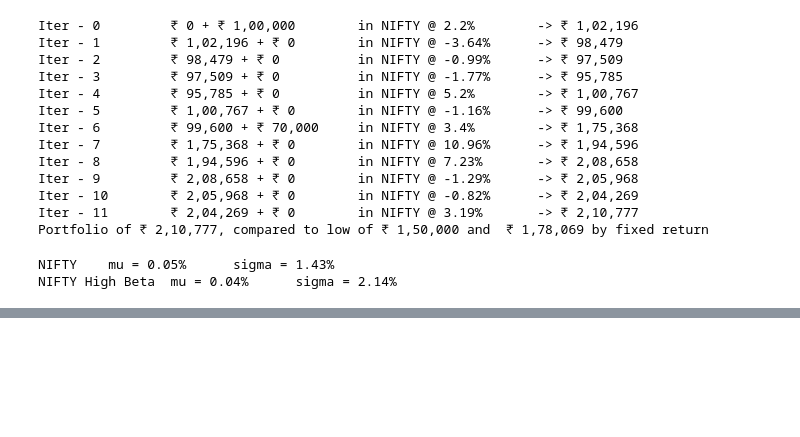
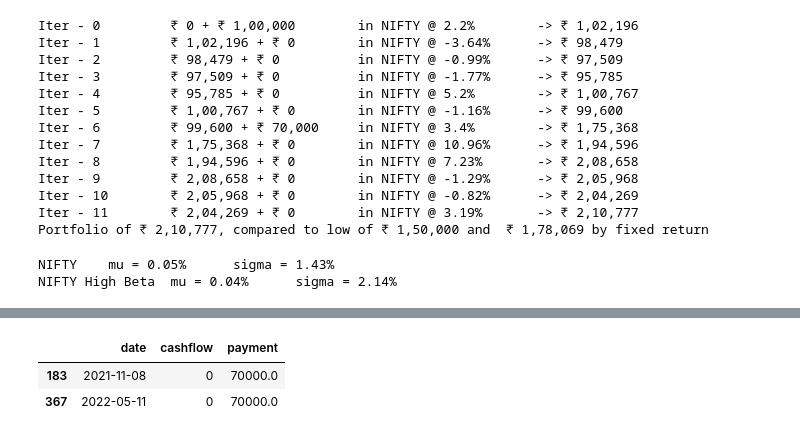
Before and after one commit to hiteshgulati/HG, a Jupyter notebook: alm.ipynb, the cells around one changed output, grey strips where cells are left out. Saved outputs shown, nothing was run; the diff lists cells and outputs as text; code cells hidden in the pictures; blank space fills up the shorter version.

```diff
--- a/alm.ipynb
+++ b/alm.ipynb
@@ -573,0 +615,6 @@ array([200.,   0.,   0., 100.,   0.,   0., 100.,   0.,   0., 100.,   0.,
+# %%
+cashflows[cashflows['payment']==70000]
+# %% [output]
+|  | date | cashflow | payment |
+| 183 | 2021-11-08 | 0 | 70000.0 |
+| 367 | 2022-05-11 | 0 | 70000.0 |
```
Also changed, not shown: parts of 28 cells of this notebook, 1 other file.
